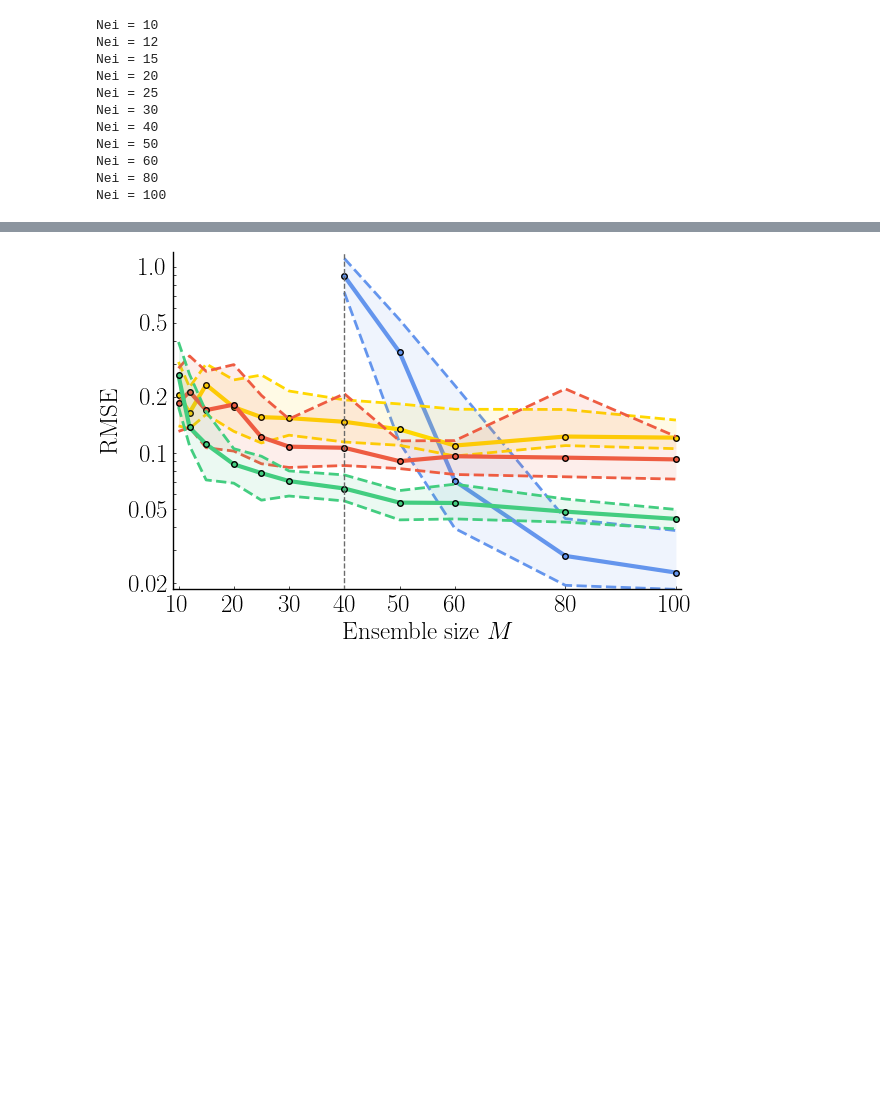
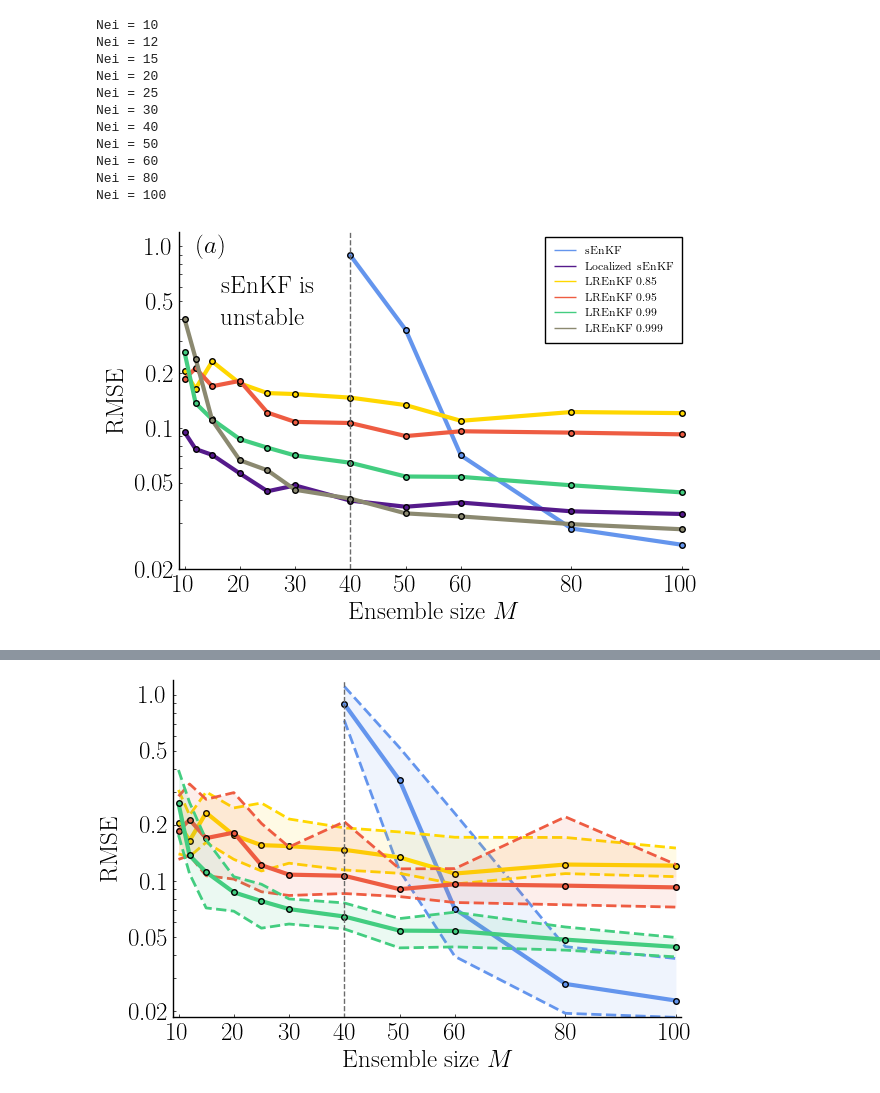
Before and after one commit to mleprovost/LowRankVortex.jl, a Jupyter notebook: localization/Figures Vortex RMSE.ipynb, the cells around one changed output, grey strips where cells are left out. Saved outputs shown, nothing was run; the diff lists cells and outputs as text; code cells hidden in the pictures; blank space fills up the shorter version.

```diff
--- a/localization/Figures Vortex RMSE.ipynb
+++ b/localization/Figures Vortex RMSE.ipynb
@@ -234,6 +226,100 @@ Nei = 50
 Nei = 60
 Nei = 80
 Nei = 100
+# %%
+ratiolist = [85; 95; 99; 999]
+
+Neb = 7
+
+
+Neplot = [10; 20; 30 ; 40; 50; 60; 80; 100]
+RMSEplot = [2e-2;3e-2;4e-2;5e-2;6e-2;7e-2;8e-2;9e-2;1e-1;2e-1;3e-1;4e-1;5e-1;6e-1;7e-1;8e-1;9e-1;1.0]
+# Neplot = [10; 15; 20; 25; 30; 40; 50; 60; 80; 100]
+
+
+plt = plot(xlabel = "Ensemble size "*L"M", ylabel = "RMSE", yscale = :log10,
+           xlims = (9, 101), xticks = (Neplot, string.(Neplot)),
+           ylims = (-Inf, 1.2),
+           yticks = (RMSEplot, map(i-> ifelse(i ∈ [0.01; 0.02; 0.05; 0.1; 0.2; 0.5; 1.0], string(i), ""), RMSEplot)),
+           legend = true)#, size = (600, 300))
+
+# plot!(plt, Nelist[Neb:end], q5_rmse_enkf[Neb:end], linewidth = 2, linestyle = :dot, color = c_enkf,
+#       label = "")
+# plot!(plt, Nelist[Neb:end], q25_rmse_enkf[Neb:end], linewidth = 2, linestyle = :dash, color = c_enkf,
+#       label = "")
+plot!(plt, Nelist[Neb:end], q50_rmse_enkf[Neb:end], linewidth = 3, linestyle = :solid, color = c_enkf,
+      label = "sEnKF")
+# plot!(plt, Nelist[Neb:end], [q50_rmse_enkf[Neb:end] q50_rmse_enkf[Neb:end]], linewidth = 0.0,
+#     fillrange = [q25_rmse_enkf[Neb:end] q75_rmse_enkf[Neb:end]], alpha = 0.1, color = c_enkf,
+#       label = "")
+# plot!(plt, Nelist[Neb:end], q75_rmse_enkf[Neb:end], linewidth = 2, linestyle = :dash, color = c_enkf,
+#       label = "")
+
+# plot!(plt, Nelist[Neb:end], q95_rmse_enkf[Neb:end], linewidth = 2, linestyle = :dot, color = c_enkf,
+#       label = "")
+
+scatter!(plt, Nelist[Neb:end], q50_rmse_enkf[Neb:end], linewidth = 2, linestyle = :dot, color = c_enkf,
+      label = "")
+
+
+# plot!(plt, Nelist, q5_rmse_localized_enkf, linewidth = 2, linestyle = :dot, color = c_locenkf,
+#       label = "")
+# plot!(plt, Nelist, q25_rmse_localized_enkf, linewidth = 2, linestyle = :dash, color = c_locenkf,
+#       label = "")
+plot!(plt, Nelist, q50_rmse_localized_enkf, linewidth = 3, linestyle = :solid, color = c_locenkf,
+      label = "Localized sEnKF")
+# plot!(plt, Nelist, [q50_rmse_localized_enkf q50_rmse_localized_enkf], linewidth = 0.0,
+#     fillrange = [q25_rmse_localized_enkf q75_rmse_localized_enkf], alpha = 0.1, color = c_locenkf,
+#       label = "")
+# plot!(plt, Nelist, q75_rmse_localized_enkf, linewidth = 2, linestyle = :dash, color = c_locenkf,
+#       label = "")
+
+# plot!(plt, Nelist, q95_rmse_localized_enkf, linewidth = 2, linestyle = :dot, color = c_locenkf,
+#       label = "")
+
+scatter!(plt, Nelist, q50_rmse_localized_enkf, linewidth = 2, linestyle = :dot, color = c_locenkf,
+      label = "")
+
+
+for ratio in ratiolist
+
+    c_ratio = eval(Symbol("c_lowrank_"*string(ratio)))
+
+    q5 = eval(Symbol("q5_rmse_lowrank_"*string(ratio)))
+    q25 = eval(Symbol("q25_rmse_lowrank_"*string(ratio)))
+    q50 = eval(Symbol("q50_rmse_lowrank_"*string(ratio)))
+    q75 = eval(Symbol("q75_rmse_lowrank_"*string(ratio)))
+    q95 = eval(Symbol("q95_rmse_lowrank_"*string(ratio)))
+
+#     plot!(plt, Nelist, q5, linewidth = 2, linestyle = :dot,
+#           color = c_ratio, label = "")
+#     plot!(plt, Nelist, q25, linewidth = 2, linestyle = :dash, color = c_ratio,
+#           label = "")
+    plot!(plt, Nelist, q50, linewidth = 3, linestyle = :solid, color = c_ratio,
+          label = "LREnKF 0."*string(ratio))
+#     plot!(plt, Nelist, [q50  q50], linewidth = 0.0,
+#           fillrange = [q25  q75], alpha = 0.1, color = c_ratio,
+#           label = "")
+#     plot!(plt, Nelist, q75, linewidth = 2, linestyle = :dash, color = c_ratio,
+#           label = "")
+#     plot!(plt, Nelist, q95, linewidth = 2, linestyle = :dot, color = c_ratio,
+#           label = "")
+    scatter!(plt, Nelist, q50, linewidth = 3, linestyle = :solid, color = c_ratio,
+          label = "")
+end
+
+vline!(plt, [40], color = :gray42, linestyle = :dash,label = "")
+annotate!(plt, [(25, 0.6, "sEnKF is")])
+annotate!(plt, [(24, 0.4, "unstable")])
+
+annotate!(plt, [(15, 1.0, L"(a)")])
+
+plt
+
+savefig("vortex_log_RMSE_enkf_localized_lowrank.pdf")
+savefig("vortex_log_RMSE_enkf_localized_lowrank.png")
+# %% [output]
+[figure, added]
 # %%
 ratiolist = [85; 95; 99; 999]
 
```
Also changed, not shown: parts of 8 cells of this notebook, 11 other files.
